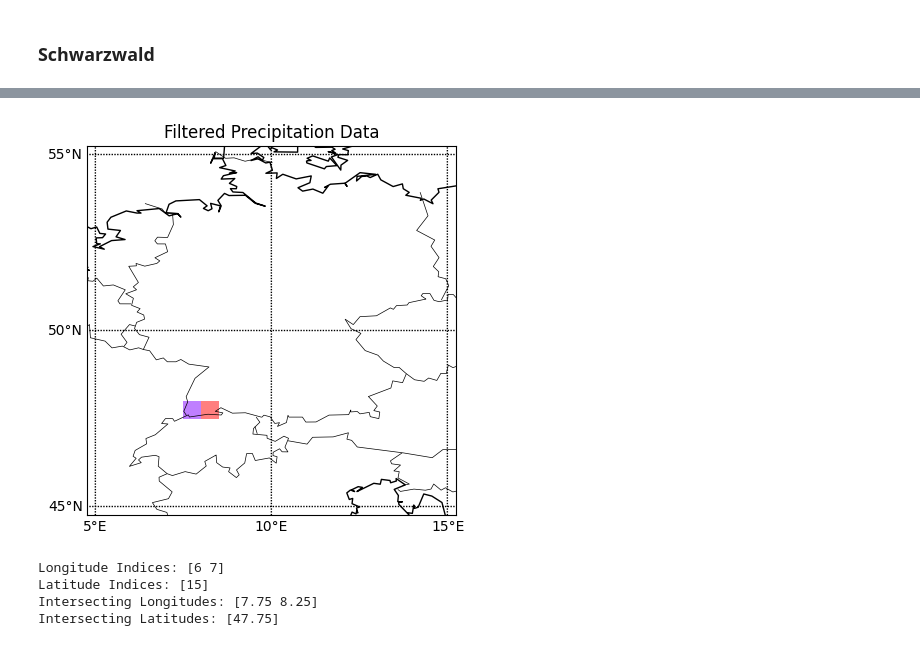
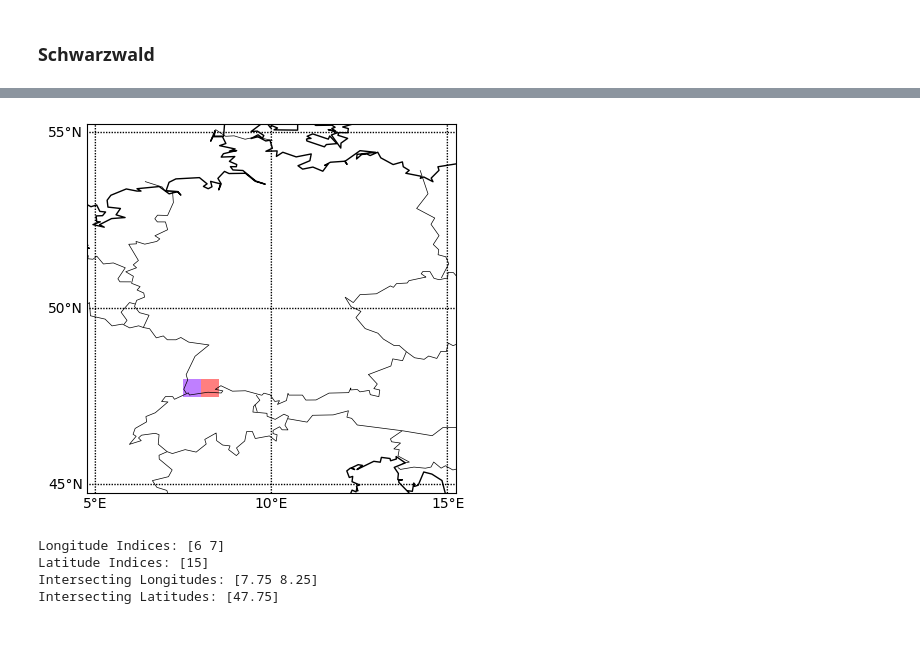
Before and after one commit to justusnoegel/deadwood_prediction, a Jupyter notebook: schwarzwald.ipynb, the cells around one changed output, grey strips where cells are left out. Cells and saved outputs as stored; diff of their text form; code cells hidden in the pictures.

```diff
--- a/schwarzwald.ipynb
+++ b/schwarzwald.ipynb
@@ -123,35 +123,34 @@ data = nc_file.variables['tp'][50, :, :]
 lon_mask = (lon >= min_lon) & (lon <= max_lon)
 lat_mask = (lat >= min_lat) & (lat <= max_lat)
 data_masked = np.ma.masked_where(~np.outer(lat_mask, lon_mask), data)
 
 # Create Basemap instance
 m = Basemap(llcrnrlon=lon.min(), llcrnrlat=lat.min(),
             urcrnrlon=lon.max(), urcrnrlat=lat.max(),
             projection='cyl', resolution='l')
 
 # Draw coastlines, countries, and states
 m.drawcoastlines()
 m.drawcountries()
 m.drawstates()
 
 # Plot the filtered precipitation data as grid cells
 x_mesh, y_mesh = np.meshgrid(lon, lat)
 x_mesh, y_mesh = m(x_mesh, y_mesh)
 plt.pcolormesh(x_mesh, y_mesh, data_masked, cmap='rainbow', alpha=0.5, label='Precipitation Data')
 
 # Add latitude and longitude lines with labels
 m.drawparallels(np.arange(-90., 91., 5.), labels=[1,0,0,0], fontsize=10)
 m.drawmeridians(np.arange(-180., 181., 5.), labels=[0,0,0,1], fontsize=10)
 
-plt.title('Filtered Precipitation Data')
 
 # Show the plot
 plt.show()
 
 # Close the NetCDF file
 nc_file.close()
 # %% [output]
-[figure, old version]
+[figure, new version]
 # %%
 # Find indices of lon and lat within the specified bounds
 lon_idx = np.where((lon >= min_lon) & (lon <= max_lon))[0]
```
Also changed, not shown: 6 other files.
